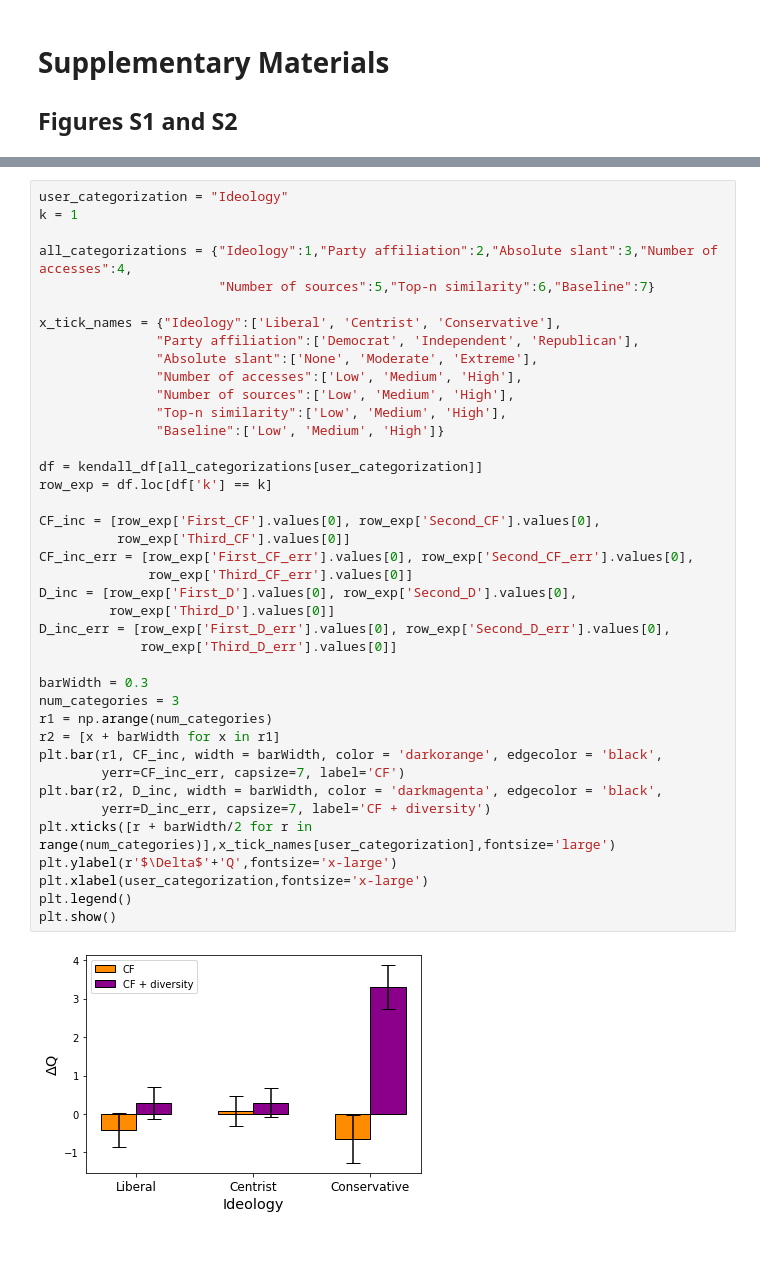
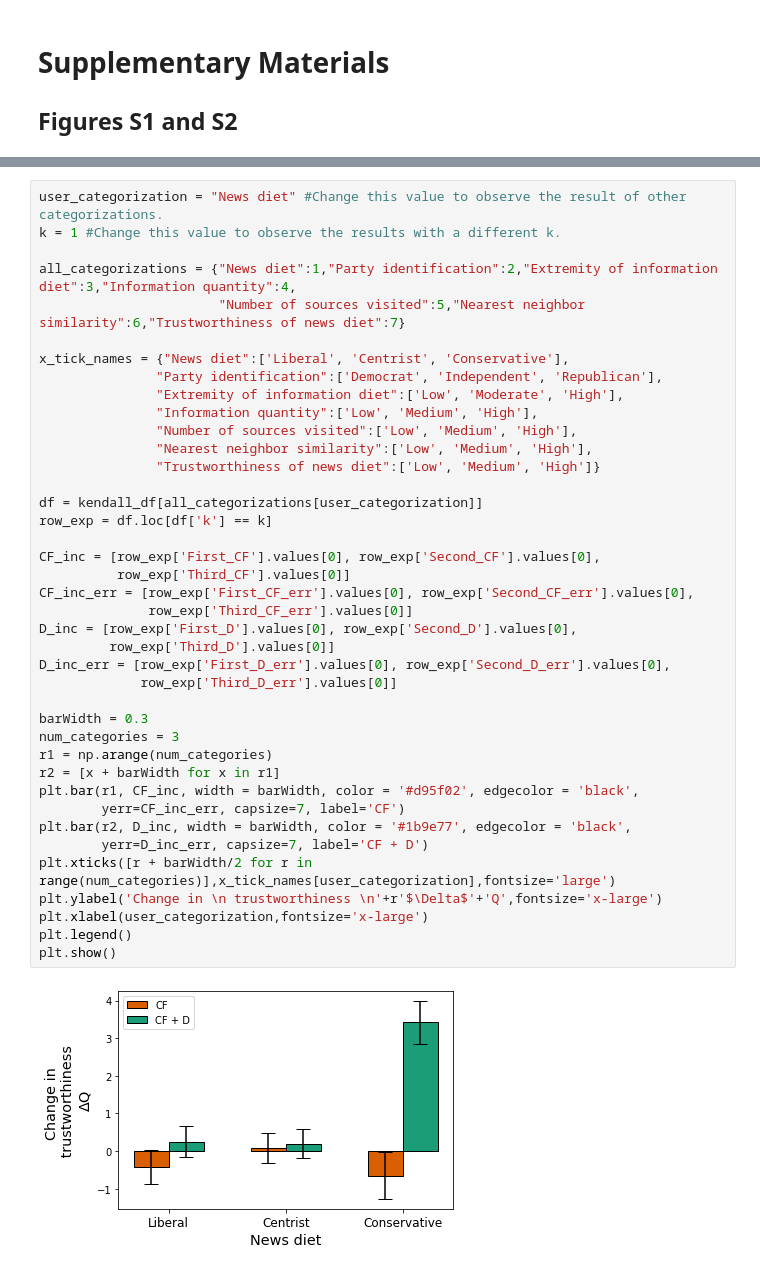
Before and after one commit to glciampaglia/InfoDiversity, a Jupyter notebook: Fig_4_to_6_suppl_python.ipynb, the cells around one changed output, grey strips where cells are left out. Saved outputs shown, nothing was run; the diff lists cells and outputs as text.

```diff
--- a/Fig_4_to_6_suppl_python.ipynb
+++ b/Fig_4_to_6_suppl_python.ipynb
@@ -222,42 +268,42 @@ Figures S3 - S9 demonstrate trustworthiness as a function of k for different use
 # %%
-user_categorization = "Ideology"
-k = 1
+user_categorization = "News diet" #Change this value to observe the result of other categorizations.
+k = 1 #Change this value to observe the results with a different k.
 
-all_categorizations = {"Ideology":1,"Party affiliation":2,"Absolute slant":3,"Number of accesses":4,
-                       "Number of sources":5,"Top-n similarity":6,"Baseline":7}
+all_categorizations = {"News diet":1,"Party identification":2,"Extremity of information diet":3,"Information quantity":4,
+                       "Number of sources visited":5,"Nearest neighbor similarity":6,"Trustworthiness of news diet":7}
 
-x_tick_names = {"Ideology":['Liberal', 'Centrist', 'Conservative'],
-               "Party affiliation":['Democrat', 'Independent', 'Republican'],
-               "Absolute slant":['None', 'Moderate', 'Extreme'],
-               "Number of accesses":['Low', 'Medium', 'High'],
-               "Number of sources":['Low', 'Medium', 'High'],
-               "Top-n similarity":['Low', 'Medium', 'High'],
-               "Baseline":['Low', 'Medium', 'High']}
+x_tick_names = {"News diet":['Liberal', 'Centrist', 'Conservative'],
+               "Party identification":['Democrat', 'Independent', 'Republican'],
+               "Extremity of information diet":['Low', 'Moderate', 'High'],
+               "Information quantity":['Low', 'Medium', 'High'],
+               "Number of sources visited":['Low', 'Medium', 'High'],
+               "Nearest neighbor similarity":['Low', 'Medium', 'High'],
+               "Trustworthiness of news diet":['Low', 'Medium', 'High']}
 
 df = kendall_df[all_categorizations[user_categorization]]
 row_exp = df.loc[df['k'] == k]
 
 CF_inc = [row_exp['First_CF'].values[0], row_exp['Second_CF'].values[0],
           row_exp['Third_CF'].values[0]]
 CF_inc_err = [row_exp['First_CF_err'].values[0], row_exp['Second_CF_err'].values[0],
               row_exp['Third_CF_err'].values[0]]
 D_inc = [row_exp['First_D'].values[0], row_exp['Second_D'].values[0],
          row_exp['Third_D'].values[0]]
 D_inc_err = [row_exp['First_D_err'].values[0], row_exp['Second_D_err'].values[0],
              row_exp['Third_D_err'].values[0]]
 
 barWidth = 0.3
 num_categories = 3
 r1 = np.arange(num_categories)
 r2 = [x + barWidth for x in r1]
-plt.bar(r1, CF_inc, width = barWidth, color = 'darkorange', edgecolor = 'black',
+plt.bar(r1, CF_inc, width = barWidth, color = '#d95f02', edgecolor = 'black',
         yerr=CF_inc_err, capsize=7, label='CF')
-plt.bar(r2, D_inc, width = barWidth, color = 'darkmagenta', edgecolor = 'black',
-        yerr=D_inc_err, capsize=7, label='CF + diversity')
+plt.bar(r2, D_inc, width = barWidth, color = '#1b9e77', edgecolor = 'black',
+        yerr=D_inc_err, capsize=7, label='CF + D')
 plt.xticks([r + barWidth/2 for r in range(num_categories)],x_tick_names[user_categorization],fontsize='large')
-plt.ylabel(r'$\Delta$'+'Q',fontsize='x-large')
+plt.ylabel('Change in \n trustworthiness \n'+r'$\Delta$'+'Q',fontsize='x-large')
 plt.xlabel(user_categorization,fontsize='x-large')
 plt.legend()
 plt.show()
 # %% [output]
-[figure, old version]
+[figure, new version]
```
Also changed, not shown: parts of 21 cells of this notebook, 18 other files.
